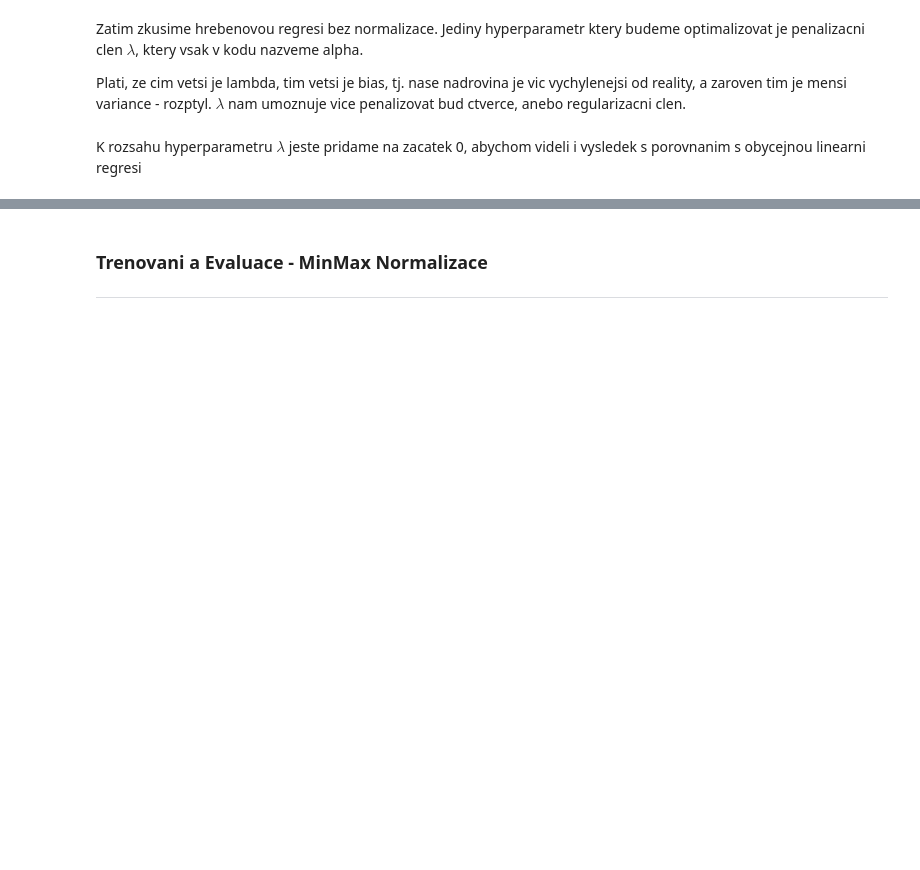
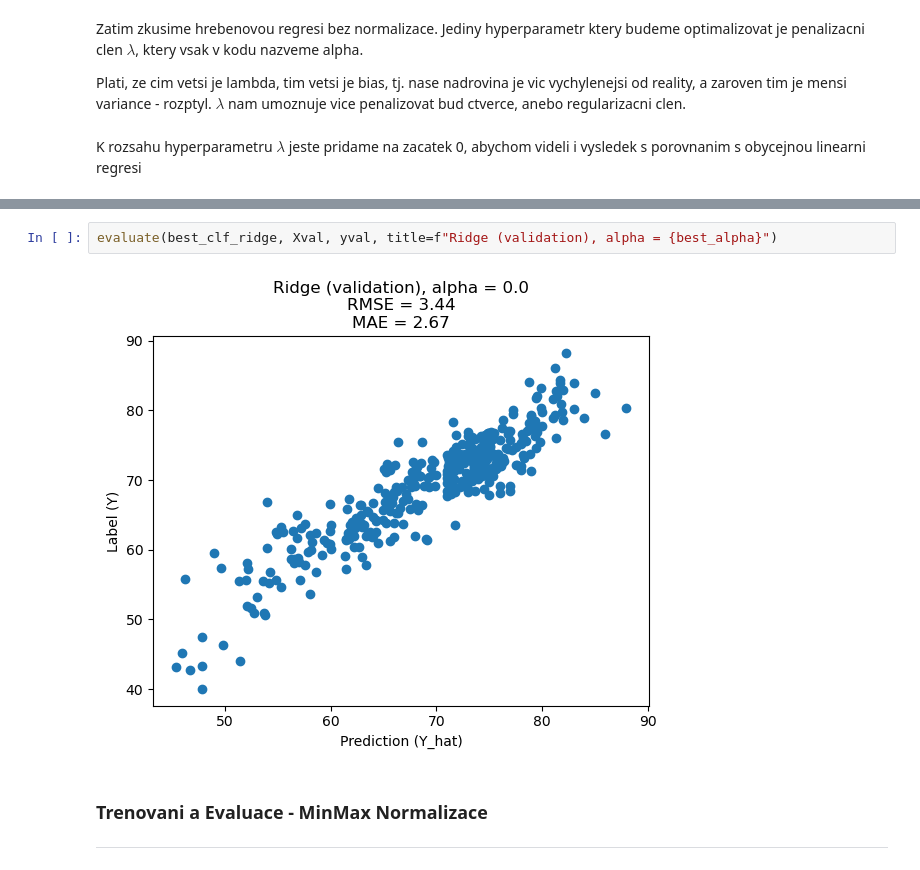
Before and after one commit to nickobard/Machine-Learning-I, a Jupyter notebook: 02/homework_02.ipynb, the cells around one changed output, grey strips where cells are left out. Saved outputs shown, nothing was run; the diff lists cells and outputs as text; blank space fills up the shorter version.

```diff
--- a/02/homework_02.ipynb
+++ b/02/homework_02.ipynb
@@ -714,3 +769,7 @@ Vidime ze dostavame dost hodne chyb
+# %%
+evaluate(best_clf_ridge, Xval, yval, title=f"Ridge (validation), alpha = {best_alpha}")
+# %% [output]
+[figure, added]
 # %% [markdown]
 ### Trenovani a Evaluace - MinMax Normalizace
 ***
```
Also changed, not shown: parts of 43 cells of this notebook.
